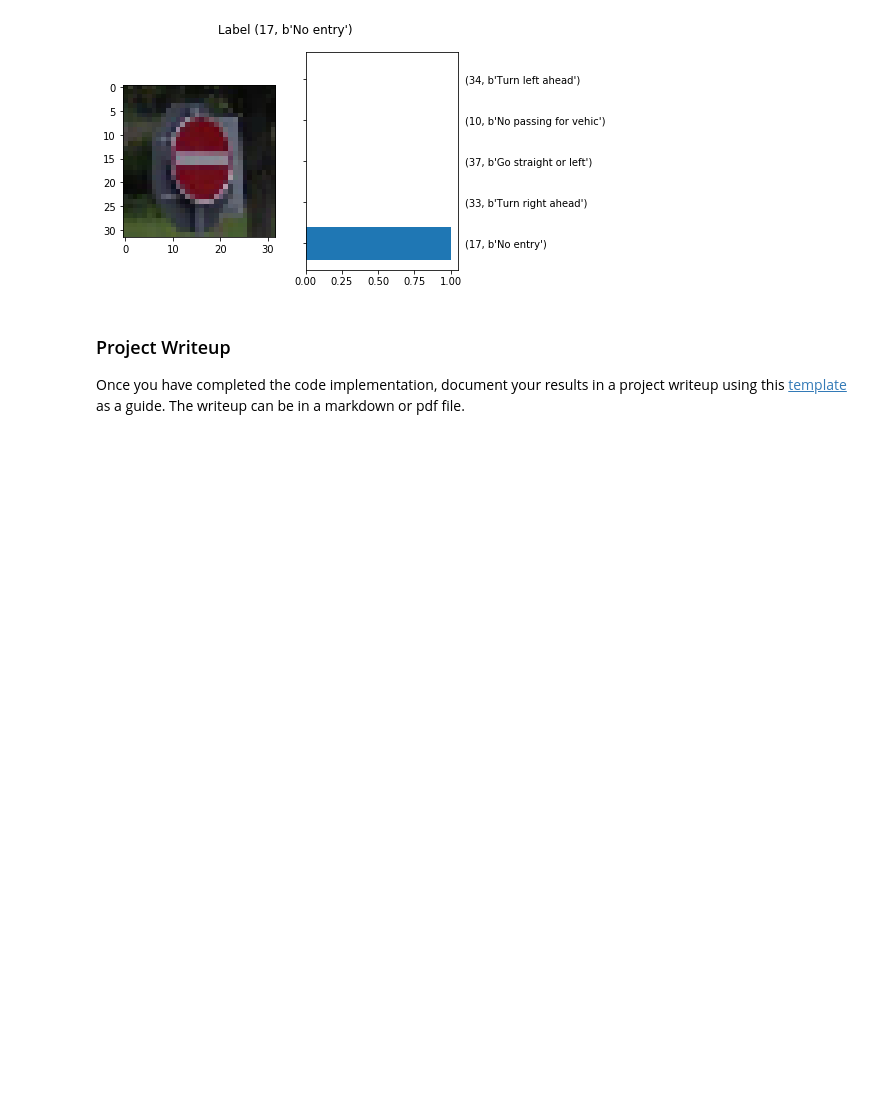
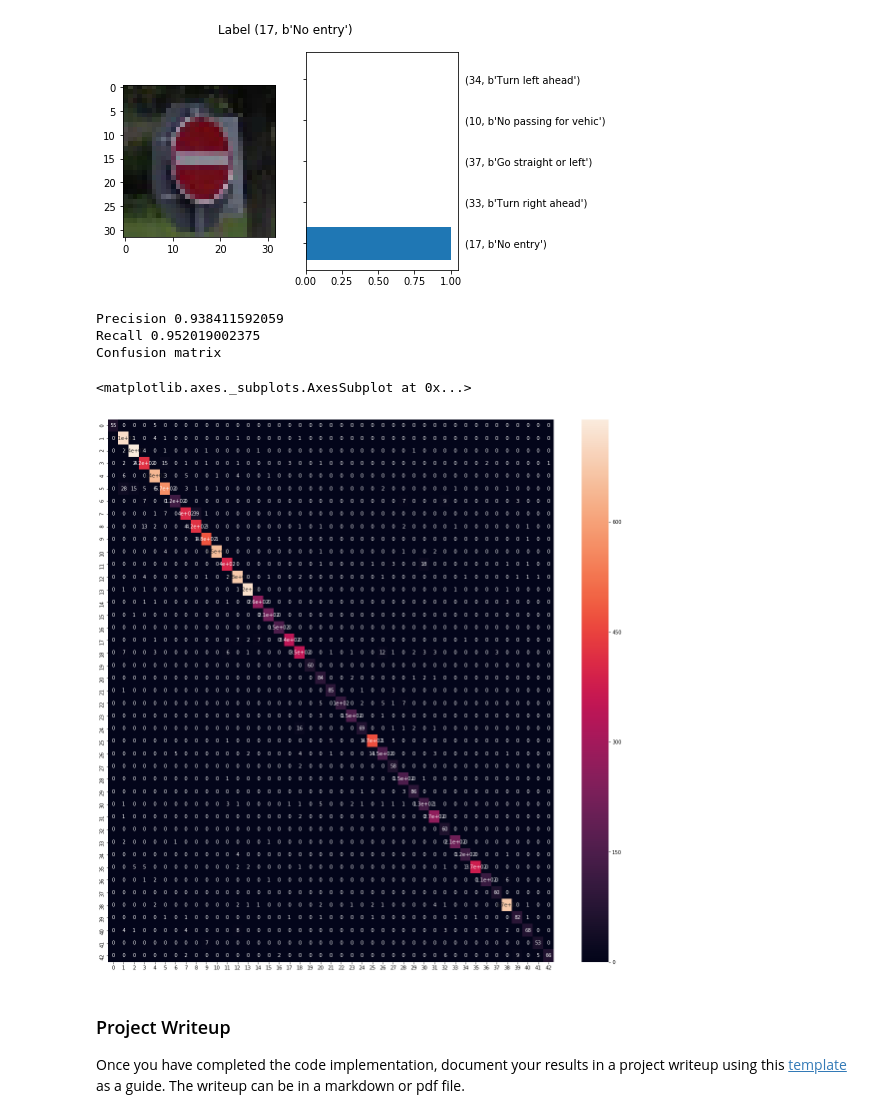
Before and after one commit to zhuangh/CarND-Traffic-Sign-Classifier-Project, a Jupyter notebook: Traffic_Sign_Classifier.ipynb, the cells around one changed output. Cells and saved outputs as stored; diff of their text form; code cells hidden in the pictures; blank space fills up the shorter version.

```diff
--- a/Traffic_Sign_Classifier.ipynb
+++ b/Traffic_Sign_Classifier.ipynb
@@ -721,6 +721,28 @@ for i in range(len(web_images)):
 [figure]
 [figure]
 [figure]
+# %%
+# Get the prediction of the test set
+with tf.Session() as sess:
+    saver.restore(sess, './lenet')
+    y_pred = sess.run(prediction, feed_dict={x: X_test, y: y_test, keep_prob: 1.0})
+# %%
+import seaborn as sn
+from sklearn import metrics
+
+print("Precision", metrics.precision_score(y_test, y_pred, average='macro'))
+print("Recall", metrics.recall_score(y_test, y_pred, average='micro'))
+cf_mat =  metrics.confusion_matrix(y_test, y_pred)
+
+print('Confusion matrix')
+plt.figure(figsize=(20,20))
+sn.heatmap(cf_mat, annot=True)
+# %% [output]
+Precision 0.938411592059
+Recall 0.952019002375
+Confusion matrix
+<matplotlib.axes._subplots.AxesSubplot at 0x...>
+[figure, added]
 # %% [markdown]
 ### Project Writeup
 
```
Also changed, not shown: 1 other file.
